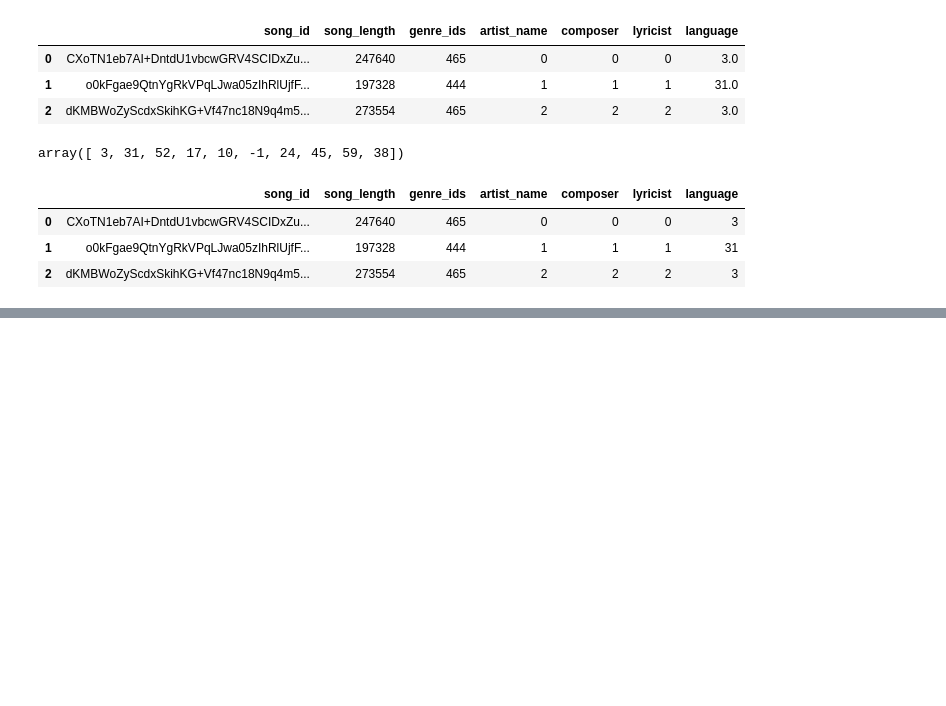
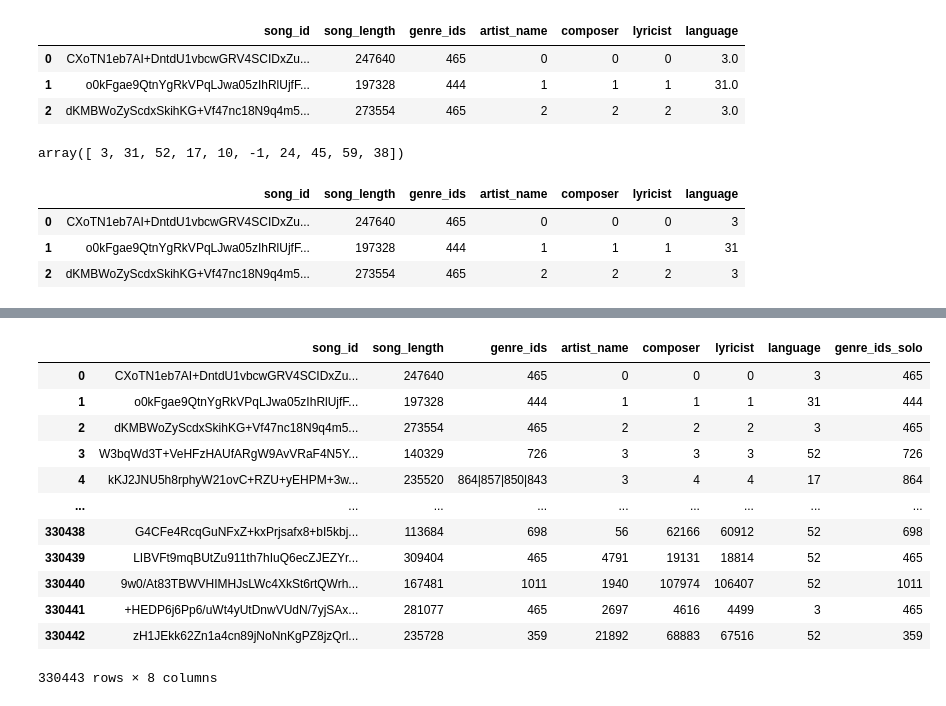
Before and after one commit to DoodleBears/cis_learn, a Jupyter notebook: dataset/kkbox/kkbox_data_load_songs.ipynb, the cells around one changed output, grey strips where cells are left out. Drawn from its saved outputs; the diff is of its cells as text; code cells hidden in the pictures; blank space fills up the shorter version.

Commit message:
fix: 修复 genre_ids 有多个的情况，新增 solo的版本 data: 新增合并后的dataset merge_train_songs_members

```diff
--- a/dataset/kkbox/kkbox_data_load_songs.ipynb
+++ b/dataset/kkbox/kkbox_data_load_songs.ipynb
@@ -174,0 +195,16 @@ songs_df.head(3)
+# %%
+new_genre_ids_list = []
+for i in range(len(songs_df)):
+    new_genres = []
+    # extract every anime's genres
+    str_genres = str(songs_df.genre_ids[i])
+    arr_splitted = str_genres.split('|')
+    # print(arr_splitted[0])
+    new_genres.append(songs_df.song_id[i])
+    new_genres.append(arr_splitted[0])
+    new_genre_ids_list.append(new_genres)
+# %%
+
+new_genres_ids_solo_array = np.array(new_genre_ids_list)
+genres_ids_solo_columns = ['song_id', 'genre_ids_solo']
+genres_ids_solo_df = pd.DataFrame(data=new_genres_ids_solo_array, columns=genres_ids_solo_columns)
@@ -175,2 +243,19 @@ songs_df.head(3)
+# %%
+songs_df = pd.merge(songs_df, genres_ids_solo_df)
+songs_df
+# %% [output]
+|  | song_id | song_length | genre_ids | artist_name | composer | lyricist | language | genre_ids_solo |
+| 0 | CXoTN1eb7AI+DntdU1vbcwGRV4SCIDxZu... | 247640 | 465 | 0 | 0 | 0 | 3 | 465 |
+| 1 | o0kFgae9QtnYgRkVPqLJwa05zIhRlUjfF... | 197328 | 444 | 1 | 1 | 1 | 31 | 444 |
+| 2 | dKMBWoZyScdxSkihKG+Vf47nc18N9q4m5... | 273554 | 465 | 2 | 2 | 2 | 3 | 465 |
+| 3 | W3bqWd3T+VeHFzHAUfARgW9AvVRaF4N5Y... | 140329 | 726 | 3 | 3 | 3 | 52 | 726 |
+| 4 | kKJ2JNU5h8rphyW21ovC+RZU+yEHPM+3w... | 235520 | 864|857|850|843 | 3 | 4 | 4 | 17 | 864 |
+| ... | ... | ... | ... | ... | ... | ... | ... | ... |
+| 330438 | G4CFe4RcqGuNFxZ+kxPrjsafx8+bI5kbj... | 113684 | 698 | 56 | 62166 | 60912 | 52 | 698 |
+| 330439 | LIBVFt9mqBUtZu911th7hIuQ6ecZJEZYr... | 309404 | 465 | 4791 | 19131 | 18814 | 52 | 465 |
+| 330440 | 9w0/At83TBWVHIMHJsLWc4XkSt6rtQWrh... | 167481 | 1011 | 1940 | 107974 | 106407 | 52 | 1011 |
+| 330441 | +HEDP6j6Pp6/uWt4yUtDnwVUdN/7yjSAx... | 281077 | 465 | 2697 | 4616 | 4499 | 3 | 465 |
+| 330442 | zH1JEkk62Zn1a4cn89jNoNnKgPZ8jzQrl... | 235728 | 359 | 21892 | 68883 | 67516 | 52 | 359 |
+330443 rows × 8 columns
 # %%
 songs_df.to_csv('data_cleaned/songs.csv')
```
Also changed, not shown: parts of 3 cells of this notebook, 2 other files.
